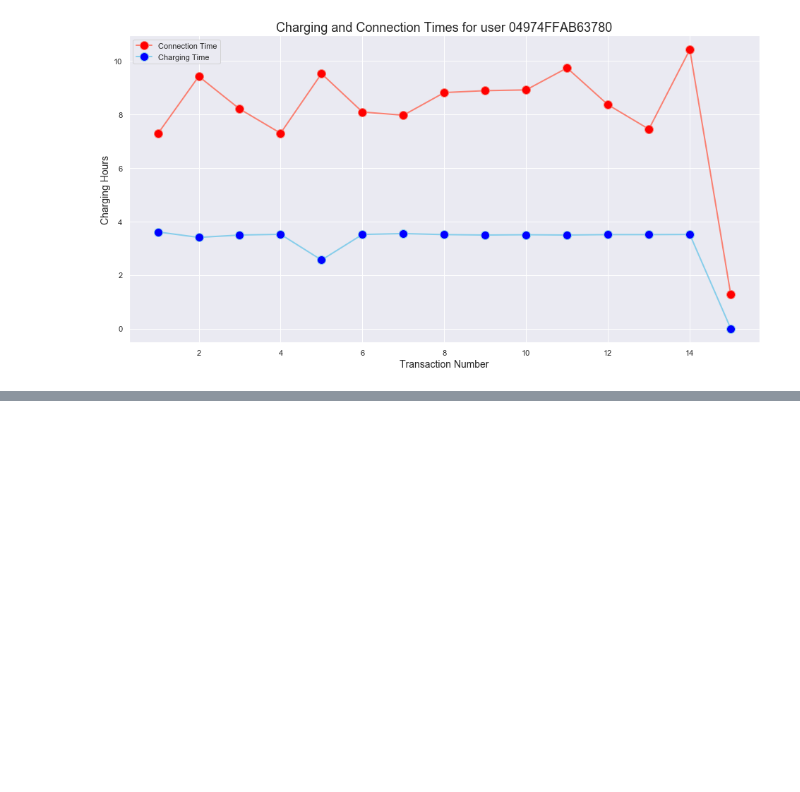
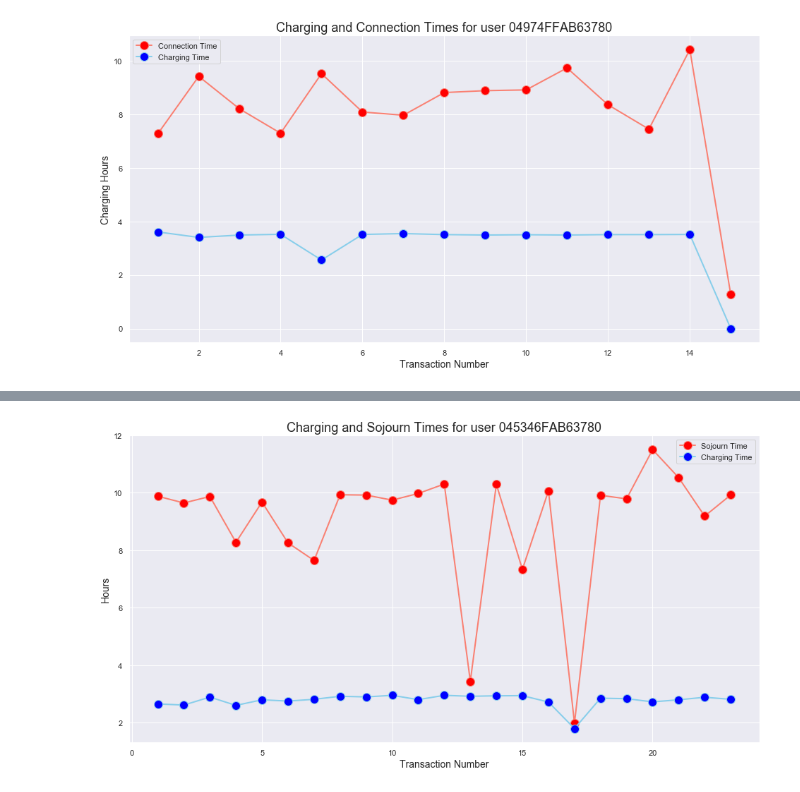
Before and after one commit to ericmassip/Smart_Charging_Of_Electric_Vehicles, a Jupyter notebook: scripts/Python/times_analysis.ipynb, the cells around one changed output, grey strips where cells are left out. Saved outputs shown, nothing was run; the diff lists cells and outputs as text; code cells hidden in the pictures; blank space fills up the shorter version.

```diff
--- a/scripts/Python/times_analysis.ipynb
+++ b/scripts/Python/times_analysis.ipynb
@@ -100,0 +243,4 @@ plot_charging_and_connection_times(userId)
+# %%
+plot_charging_and_connection_times(top6users.index[2])
+# %% [output]
+[figure, added]
```
Also changed, not shown: parts of 28 cells of this notebook, 18 other files.
